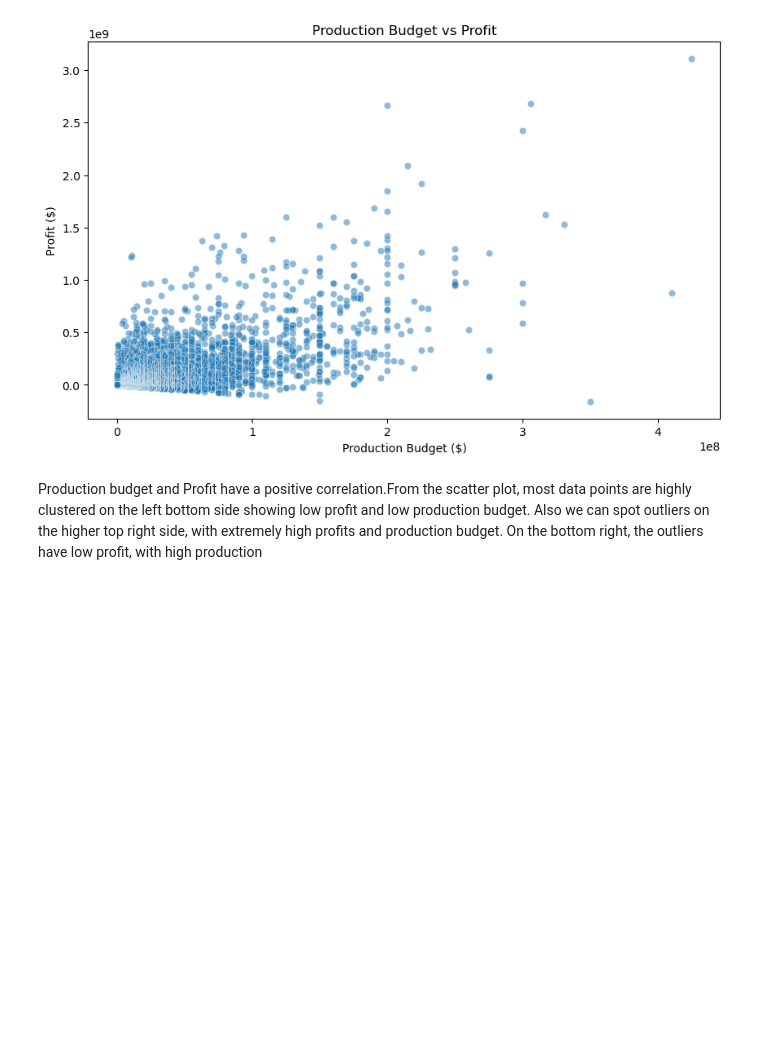
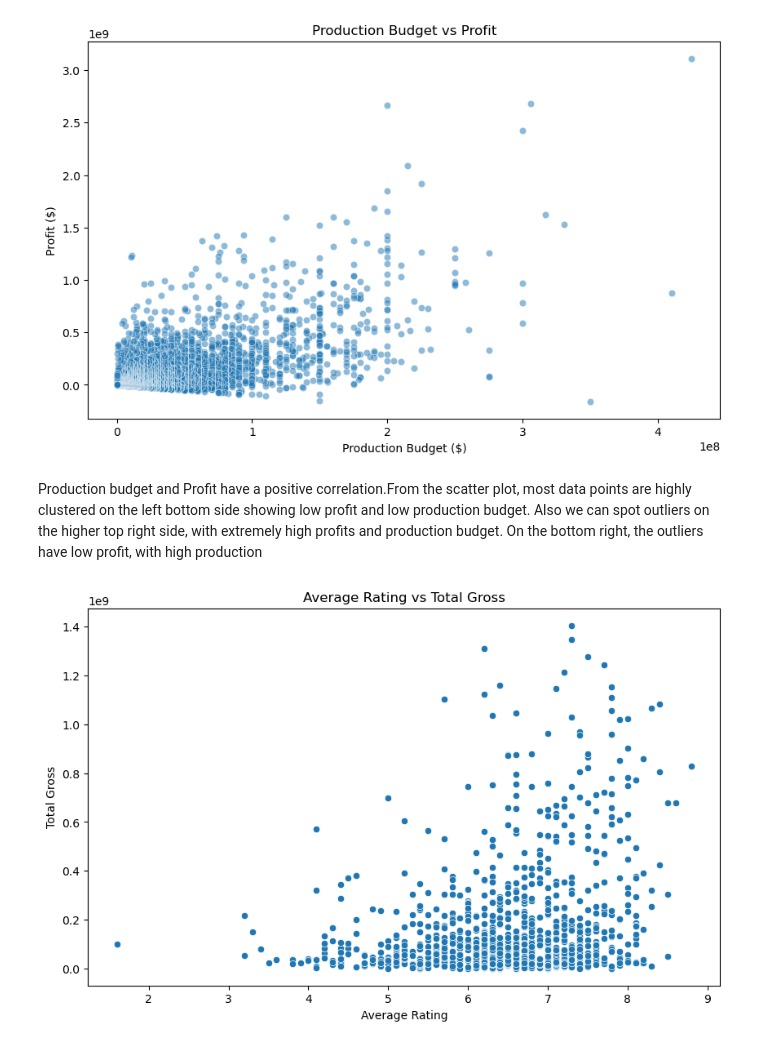
Before and after one commit to muimidean/Movie-Analysis-Project, a Jupyter notebook: movie_analysis.ipynb, the cells around one changed output. Drawn from its saved outputs; the diff is of its cells as text; code cells hidden in the pictures; blank space fills up the shorter version.

```diff
--- a/movie_analysis.ipynb
+++ b/movie_analysis.ipynb
@@ -381,3 +381,13 @@ display(movie_gross.head())
 merged_movie_ratings.duplicated().sum()
 # %% [output]
 0
+# %%
+merged_rg = pd.merge(
+    merged_movie_ratings,
+    movie_gross,
+    left_on=['primary_title', 'start_year'],
+    right_on=['title', 'year'],
+    how='inner'
+)
+
+merged_rg.head()
@@ -383,0 +401,9 @@ merged_movie_ratings.duplicated().sum()
+# %%
+final_merged = pd.merge(
+    merged_rg,
+    movie_budget[['movie', 'production_budget', 'domestic_gross', 'worldwide_gross']],
+    left_on='primary_title',
+    right_on='movie',
+    how='inner'
+)
+final_merged.head()
@@ -464,3 +497,12 @@ plt.show()
 [figure]
 # %% [markdown]
 Production budget and Profit have a positive correlation.From the scatter plot, most data points are highly clustered on the left bottom side showing low profit and low production budget. Also we can spot outliers on the higher top right side, with extremely high profits and production budget. On the bottom right, the outliers have low profit, with high production
+# %%
+plt.figure(figsize=(10, 6))
+sns.scatterplot(x='averagerating' ,y='total_gross', data= final_merged)
+plt.title('Average Rating vs Total Gross')
+plt.xlabel('Average Rating')
+plt.ylabel('Total Gross')
+plt.show()
+# %% [output]
+[figure, added]
```
Also changed, not shown: parts of 5 cells of this notebook.
